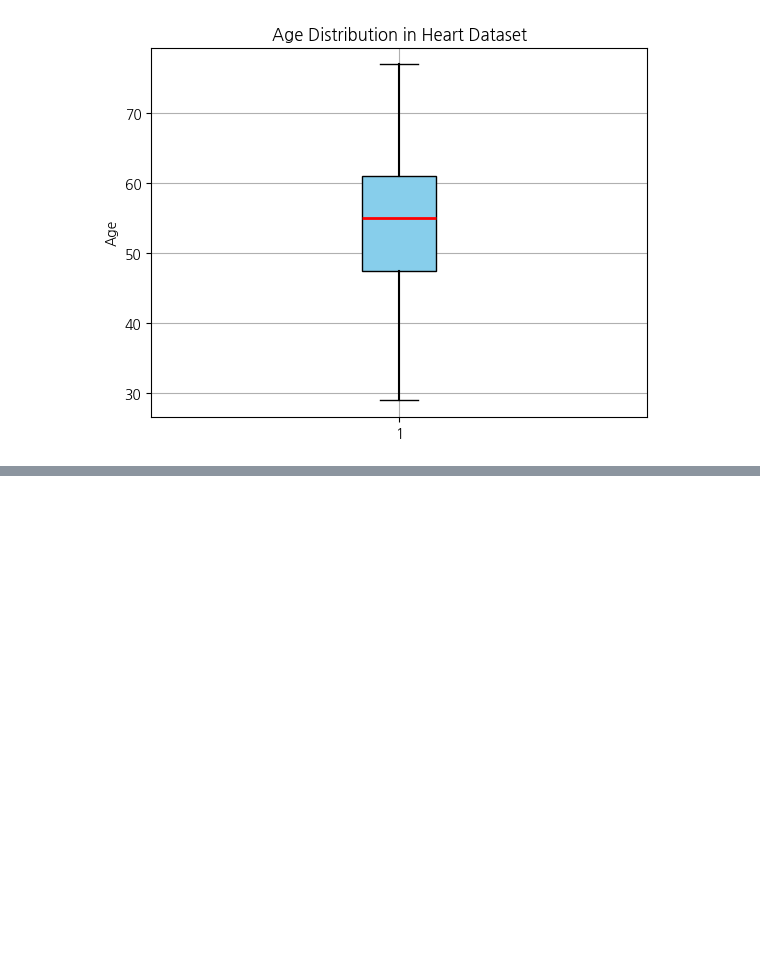
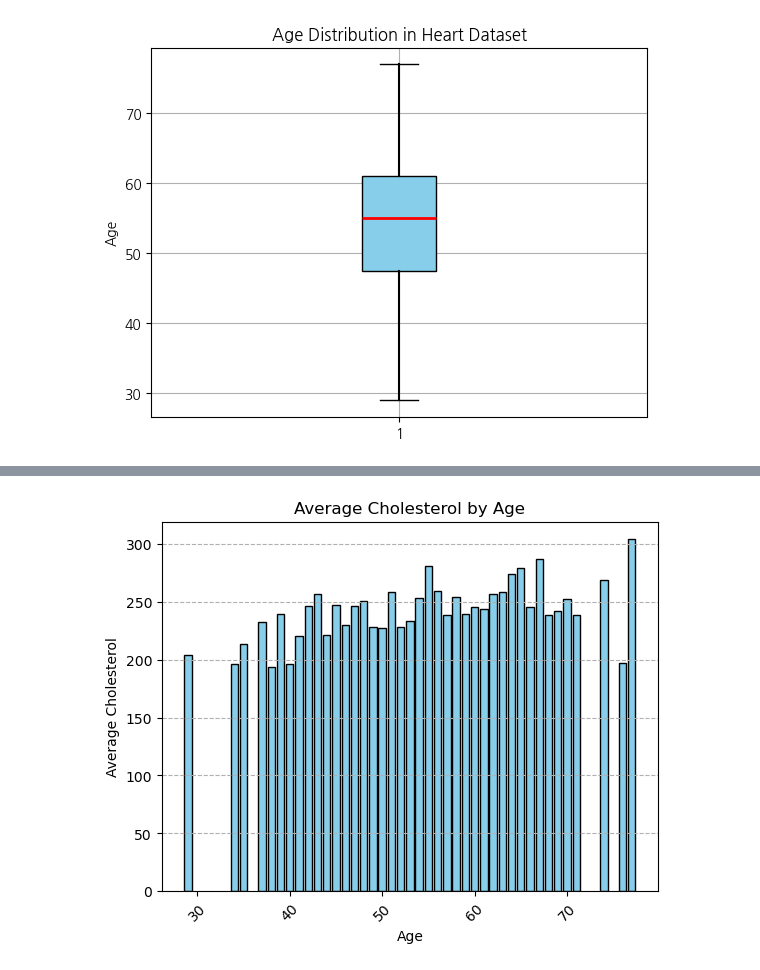
Before and after one commit to solidSnakesado/DeepLearning, a Jupyter notebook: AICE_TEST_탐색적_데이터_분석(EDA)_시각화.ipynb, the cells around one changed output, grey strips where cells are left out. Saved outputs shown, nothing was run; the diff lists cells and outputs as text; code cells hidden in the pictures; blank space fills up the shorter version.

```diff
--- a/AICE_TEST_탐색적_데이터_분석(EDA)_시각화.ipynb
+++ b/AICE_TEST_탐색적_데이터_분석(EDA)_시각화.ipynb
@@ -568,0 +686,28 @@ plt.show()                                              # 그래프 출력
+# %%
+import pandas as pd
+import matplotlib.pyplot as plt
+
+# csv 데이터 읽기
+data = pd.read_csv("datasets/heart.csv")
+
+# 데이터 준비 (카테고리별 평균 콜레스테롤 계산)
+age_group = data.groupby("age")["chol"].mean().reset_index()
+
+# 막대 그래프 생성
+plt.bar(
+    age_group["age"],       # x축: 나이
+    age_group["chol"],      # y축: 평균 콜레스테롤
+    color="skyblue",        # 막대 색상
+    width=0.8,              # 막대 너비
+    edgecolor="black"       # 테두리 색상
+)
+
+# 그래프 꾸미기
+plt.title("Average Cholesterol by Age")     # 그래프 제목
+plt.xlabel("Age")                           # x축 이름
+plt.ylabel("Average Cholesterol")           # y축 이름
+plt.xticks(rotation=45)                     # x축 레이블 회전
+plt.grid(axis="y", linestyle="--")          # y축 레이블 회전
+plt.show()                                  # 그래프 출력
+# %% [output]
+[figure, added]
```
Also changed, not shown: parts of 8 cells of this notebook.
